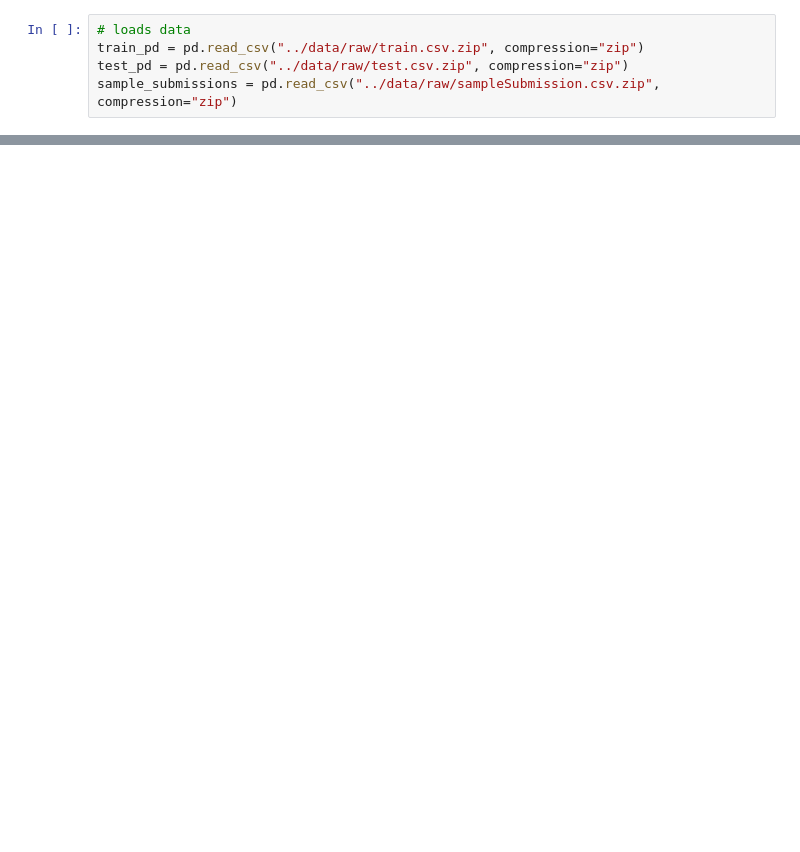
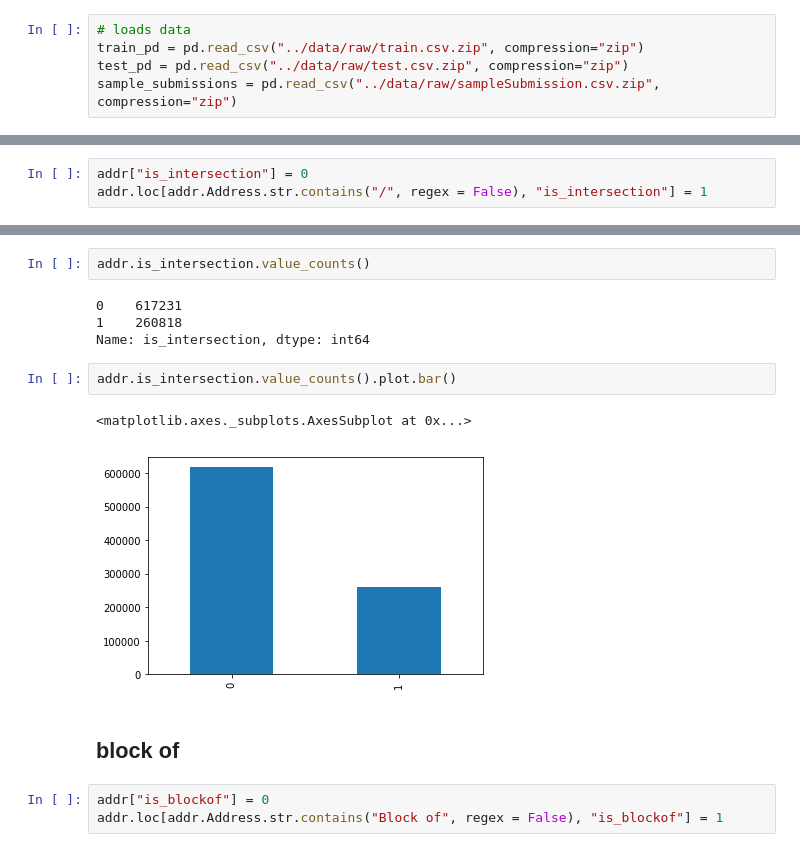
Before and after one commit to ucbiyyq/ucbiyyq-w207re-final-proj, a Jupyter notebook: notebooks/1.0-yyq-scratch-address.ipynb, the cells around one changed output, grey strips where cells are left out. Cells and saved outputs as stored; diff of their text form; blank space fills up the shorter version.

```diff
--- a/notebooks/1.0-yyq-scratch-address.ipynb
+++ b/notebooks/1.0-yyq-scratch-address.ipynb
@@ -75,0 +168,3 @@ addr.head()
+# %%
+addr["is_intersection"] = 0
+addr.loc[addr.Address.str.contains("/", regex = False), "is_intersection"] = 1
@@ -75,0 +191,16 @@ addr.head()
+# %%
+addr.is_intersection.value_counts()
+# %% [output]
+0    617231
+1    260818
+Name: is_intersection, dtype: int64
+# %%
+addr.is_intersection.value_counts().plot.bar()
+# %% [output]
+<matplotlib.axes._subplots.AxesSubplot at 0x...>
+[figure, added]
+# %% [markdown]
+## block of
+# %%
+addr["is_blockof"] = 0
+addr.loc[addr.Address.str.contains("Block of", regex = False), "is_blockof"] = 1
```
Also changed, not shown: parts of 57 cells of this notebook, 2 other files.
